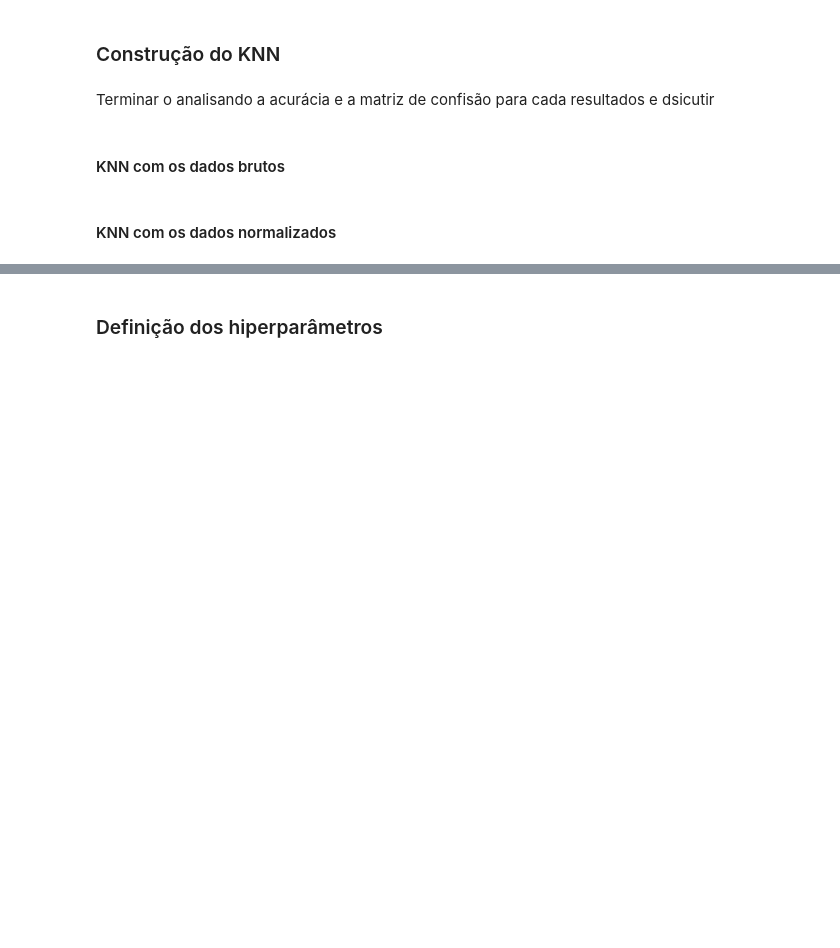
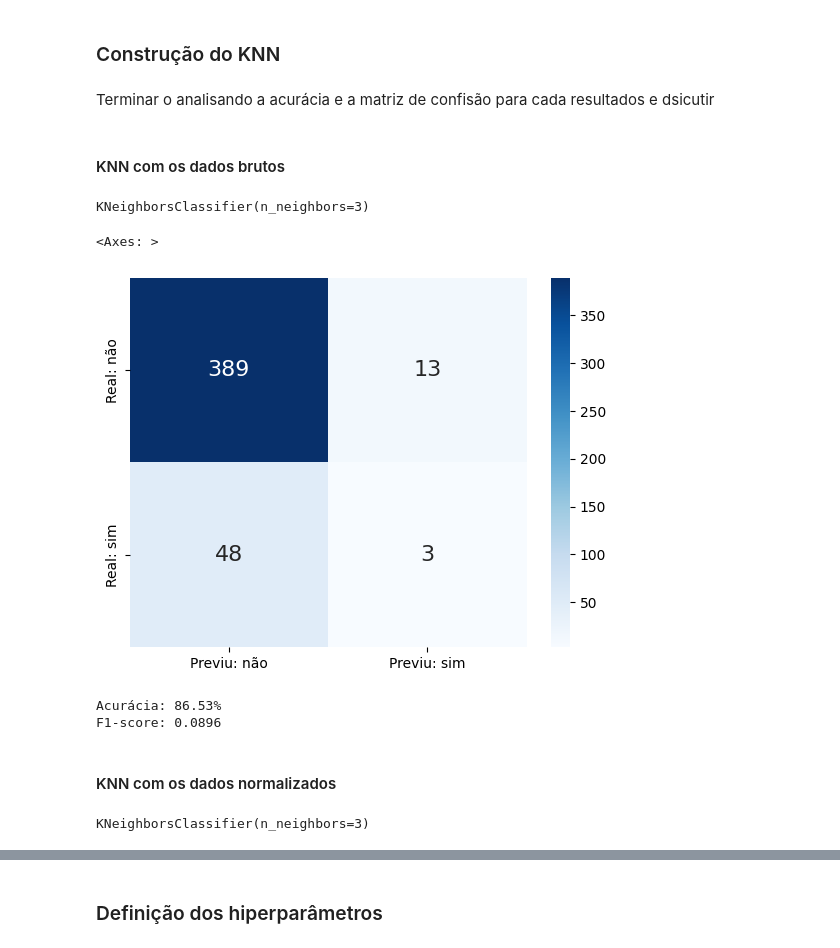
Before and after one commit to buruna087/Cubo-Gelatinoso-, a Jupyter notebook: Cubo_gelatinoso.ipynb, the cells around one changed output, grey strips where cells are left out. Drawn from its saved outputs; the diff is of its cells as text; code cells hidden in the pictures; blank space fills up the shorter version.

Commit message:
modelo 1

```diff
--- a/Cubo_gelatinoso.ipynb
+++ b/Cubo_gelatinoso.ipynb
@@ -241,5 +245,43 @@ X_teste_norm.head()
 Terminar o analisando a acurácia e a matriz de confisão para cada resultados e dsicutir
 # %% [markdown]
 #### KNN com os dados brutos
+# %%
+NUM_VIZINHOS = 3
+
+modelo_bruto = KNeighborsClassifier(NUM_VIZINHOS)
+modelo_bruto.fit(X_treino, Y_treino)
+# %% [output]
+KNeighborsClassifier(n_neighbors=3)
+# %%
+ordem_labels = ["no", "yes"]
+
+y_verdadeiro_bruto = Y_teste
+y_previsao_bruto = modelo_bruto.predict(X_teste)
+
+matriz_conf_bruto = confusion_matrix(y_verdadeiro_bruto, y_previsao_bruto, labels=["no", "yes"])
+df_conf_bruto = pd.DataFrame(
+    matriz_conf_bruto, index=["Real: não", "Real: sim"], columns=["Previu: não", "Previu: sim"]
+)
+
+sns.heatmap(df_conf_bruto, annot=True, fmt="d", annot_kws={"size" : 16}, cmap="Blues")
+# %% [output]
+<Axes: >
+[figure, added]
+# %%
+acuracia_bruto = accuracy_score(Y_teste, Y_previsao_bruto)
+f1_bruto = f1_score(Y_teste, Y_previsao_bruto, pos_label="yes")
+
+print(f"Acurácia: {accuracy_score(y_verdadeiro_bruto, y_previsao_bruto)*100:.2f}%")
+print(f"F1-score: {f1_score(y_verdadeiro_bruto, y_previsao_bruto, pos_label='yes'):.4f}")
+# %% [output]
+Acurácia: 86.53%
+F1-score: 0.0896
 # %% [markdown]
 #### KNN com os dados normalizados
+# %%
+NUM_VIZINHOS = 3
+
+modelo_norm = KNeighborsClassifier(NUM_VIZINHOS)
+modelo_norm.fit(X_treino_norm, Y_treino)
+# %% [output]
+KNeighborsClassifier(n_neighbors=3)
```
Also changed, not shown: parts of 17 cells of this notebook.
